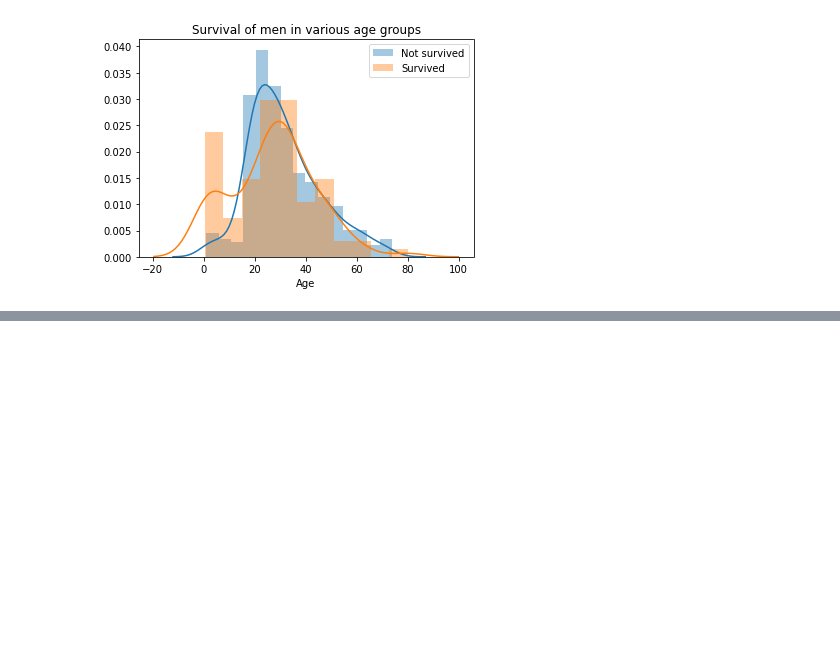
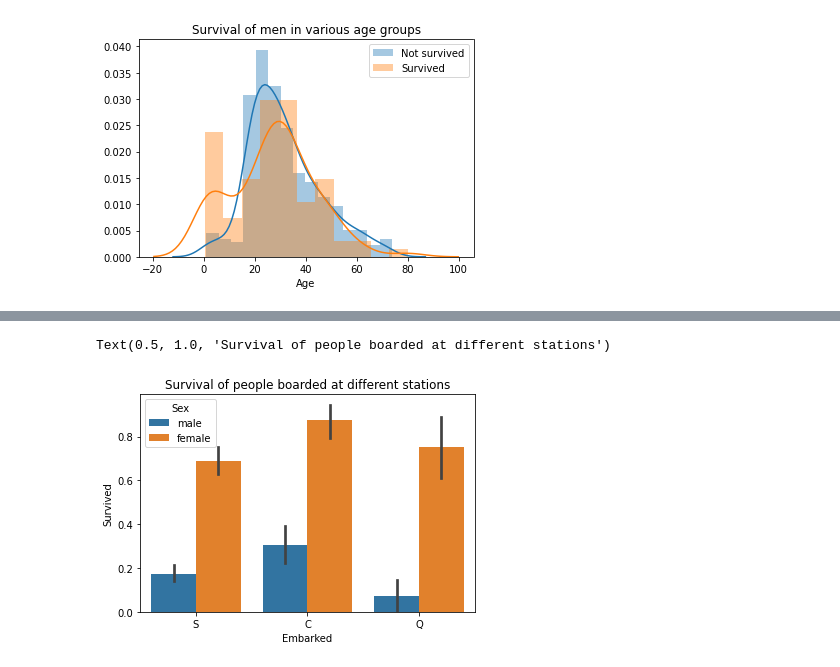
Before and after one commit to Jaiganesh-MK/Kaggle-ML, a Jupyter notebook: Untitled-1.ipynb, the cells around one changed output, grey strips where cells are left out. Drawn from its saved outputs; the diff is of its cells as text; code cells hidden in the pictures; blank space fills up the shorter version.

```diff
--- a/Untitled-1.ipynb
+++ b/Untitled-1.ipynb
@@ -105,0 +106,6 @@ wamen.legend()
+# %%
+emb=sns.barplot(x=train['Embarked'].dropna(),y=train['Survived'],hue=train['Sex'])
+emb.set_title("Survival of people boarded at different stations")
+# %% [output]
+Text(0.5, 1.0, 'Survival of people boarded at different stations')
+[figure, added]
```
Also changed, not shown: parts of 3 cells of this notebook.
